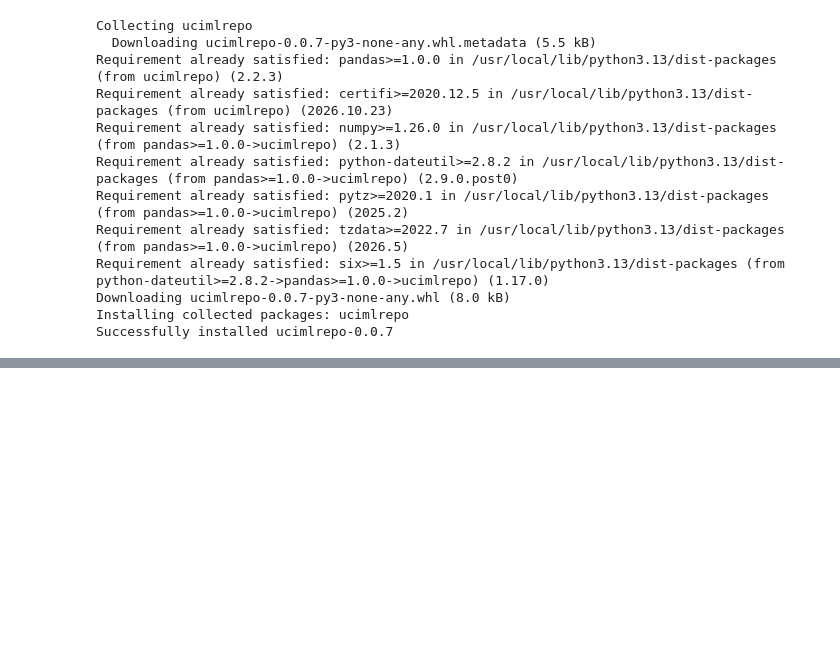
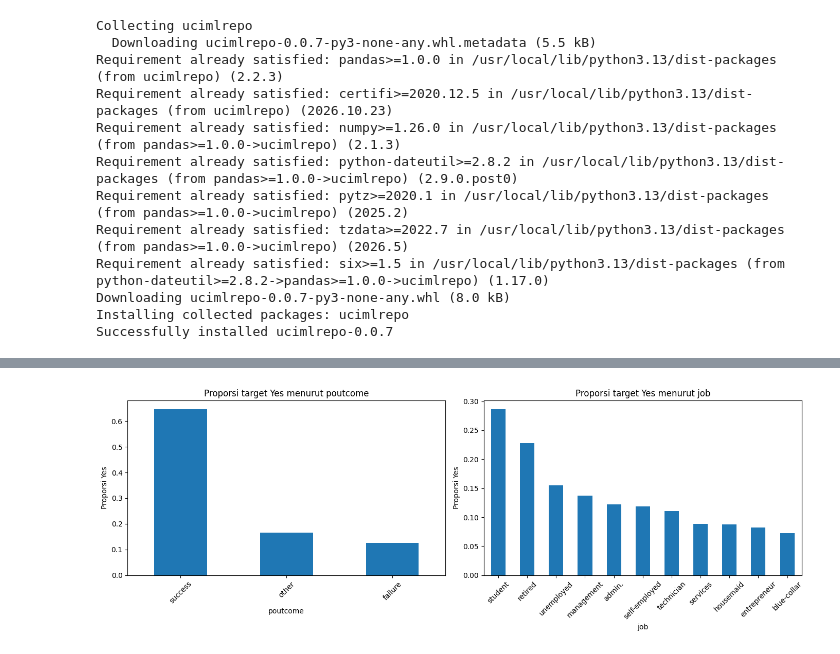
Before and after one commit to VincentArfan/Prediksi-Deposito-Bank, a Jupyter notebook: DeepLearning_Tugas1.ipynb, the cells around one changed output, grey strips where cells are left out. Saved outputs shown, nothing was run; the diff lists cells and outputs as text; code cells hidden in the pictures; blank space fills up the shorter version.

```diff
--- a/DeepLearning_Tugas1.ipynb
+++ b/DeepLearning_Tugas1.ipynb
@@ -714,0 +227,14 @@ Artefak model Tuned ('mlp_bank_marketing.h5', 'scaler.pkl', 'kolom_fitur.pkl') b
+# %%
+# Proporsi target Yes menurut beberapa fitur kategorikal
+fig, axes = plt.subplots(1, 2, figsize=(14, 5))
+for col, ax in zip(["poutcome", "job"], axes):
+    (df_raw.groupby(col, observed=False)["target"].mean()
+     .sort_values(ascending=False)
+     .plot(kind="bar", ax=ax))
+    ax.set_title(f"Proporsi target Yes menurut {col}")
+    ax.set_ylabel("Proporsi Yes")
+    ax.tick_params(axis="x", rotation=45)
+plt.tight_layout()
+plt.show()
+# %% [output]
+[figure, added]
```
Also changed, not shown: parts of 78 cells of this notebook, 15 other files.
